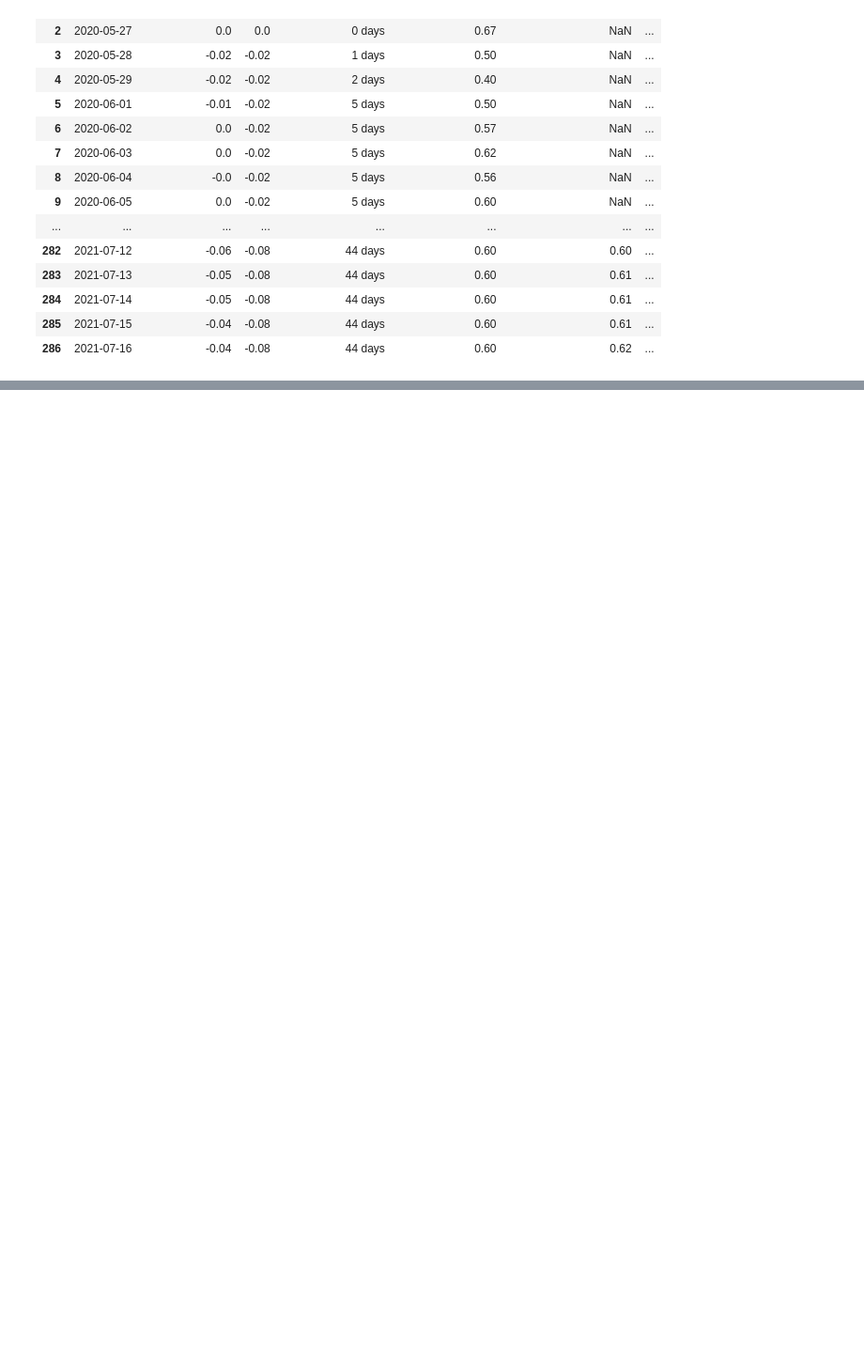
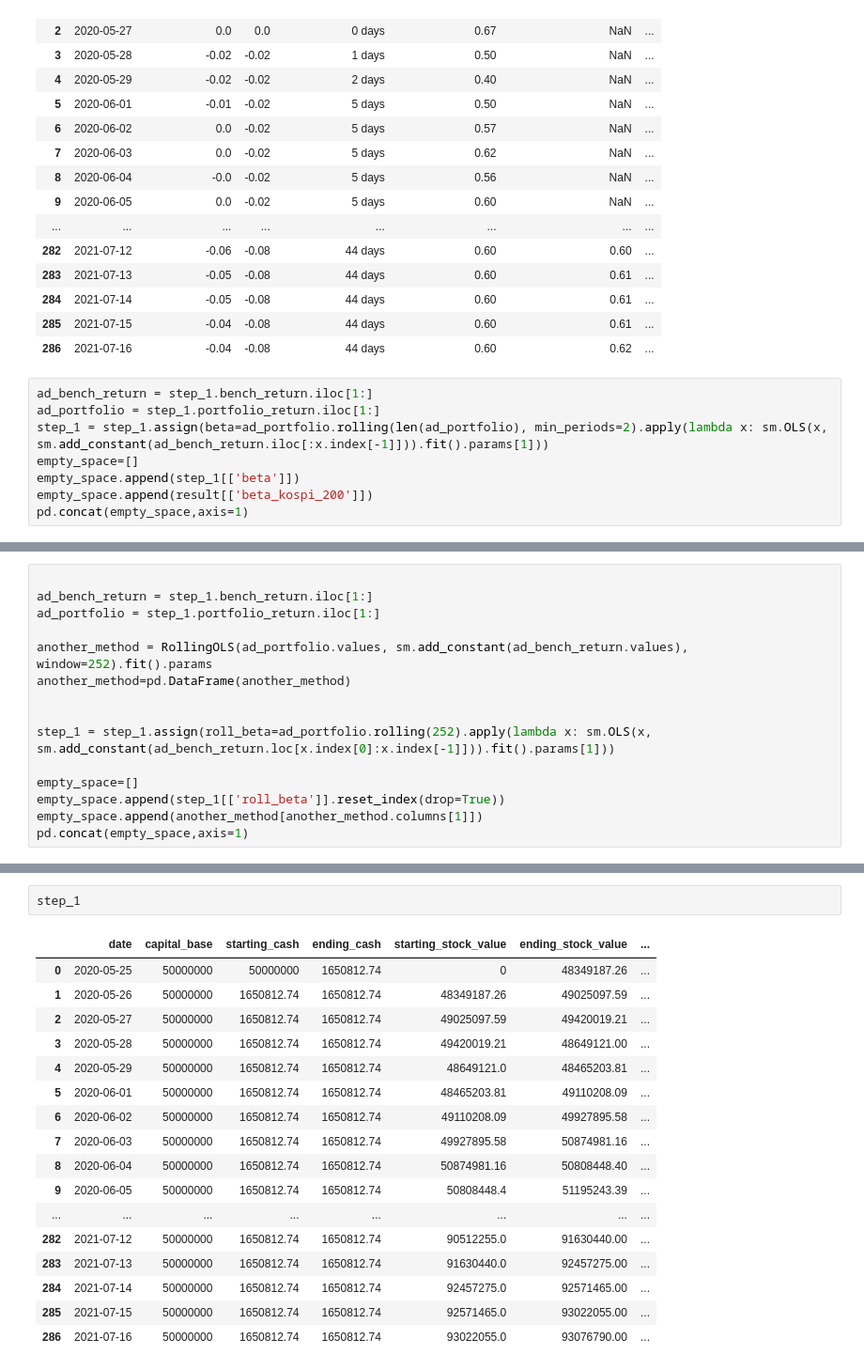
Before and after one commit to ajcltm/BackTesting, a Jupyter notebook: quality_value(7.18).ipynb, the cells around one changed output, grey strips where cells are left out. Shown at 94% size. Drawn from its saved outputs; the diff is of its cells as text; blank space fills up the shorter version.

```diff
--- a/quality_value(7.18).ipynb
+++ b/quality_value(7.18).ipynb
@@ -738,3 +740,11 @@ step_1[['date', 'drawdown_ratio', 'MDD', 'underwater_period',
 | 284 | 2021-07-14 | -0.05 | -0.08 | 44 days | 0.60 | 0.61 | ... |
 | 285 | 2021-07-15 | -0.04 | -0.08 | 44 days | 0.60 | 0.61 | ... |
 | 286 | 2021-07-16 | -0.04 | -0.08 | 44 days | 0.60 | 0.62 | ... |
+# %%
+ad_bench_return = step_1.bench_return.iloc[1:]
+ad_portfolio = step_1.portfolio_return.iloc[1:]
+step_1 = step_1.assign(beta=ad_portfolio.rolling(len(ad_portfolio), min_periods=2).apply(lambda x: sm.OLS(x, sm.add_constant(ad_bench_return.iloc[:x.index[-1]])).fit().params[1]))
+empty_space=[]
+empty_space.append(step_1[['beta']])
+empty_space.append(result[['beta_kospi_200']])
+pd.concat(empty_space,axis=1)
@@ -740,0 +769,15 @@ step_1[['date', 'drawdown_ratio', 'MDD', 'underwater_period',
+# %%
+
+ad_bench_return = step_1.bench_return.iloc[1:]
+ad_portfolio = step_1.portfolio_return.iloc[1:]
+
+another_method = RollingOLS(ad_portfolio.values, sm.add_constant(ad_bench_return.values), window=252).fit().params
+another_method=pd.DataFrame(another_method)
+
+
+step_1 = step_1.assign(roll_beta=ad_portfolio.rolling(252).apply(lambda x: sm.OLS(x, sm.add_constant(ad_bench_return.loc[x.index[0]:x.index[-1]])).fit().params[1]))
+
+empty_space=[]
+empty_space.append(step_1[['roll_beta']].reset_index(drop=True))
+empty_space.append(another_method[another_method.columns[1]])
+pd.concat(empty_space,axis=1)
@@ -740,0 +822,20 @@ step_1[['date', 'drawdown_ratio', 'MDD', 'underwater_period',
+# %%
+step_1
+# %% [output]
+|  | date | capital_base | starting_cash | ending_cash | starting_stock_value | ending_stock_value | ... |
+| 0 | 2020-05-25 | 50000000 | 50000000 | 1650812.74 | 0 | 48349187.26 | ... |
+| 1 | 2020-05-26 | 50000000 | 1650812.74 | 1650812.74 | 48349187.26 | 49025097.59 | ... |
+| 2 | 2020-05-27 | 50000000 | 1650812.74 | 1650812.74 | 49025097.59 | 49420019.21 | ... |
+| 3 | 2020-05-28 | 50000000 | 1650812.74 | 1650812.74 | 49420019.21 | 48649121.00 | ... |
+| 4 | 2020-05-29 | 50000000 | 1650812.74 | 1650812.74 | 48649121.0 | 48465203.81 | ... |
+| 5 | 2020-06-01 | 50000000 | 1650812.74 | 1650812.74 | 48465203.81 | 49110208.09 | ... |
+| 6 | 2020-06-02 | 50000000 | 1650812.74 | 1650812.74 | 49110208.09 | 49927895.58 | ... |
+| 7 | 2020-06-03 | 50000000 | 1650812.74 | 1650812.74 | 49927895.58 | 50874981.16 | ... |
+| 8 | 2020-06-04 | 50000000 | 1650812.74 | 1650812.74 | 50874981.16 | 50808448.40 | ... |
+| 9 | 2020-06-05 | 50000000 | 1650812.74 | 1650812.74 | 50808448.4 | 51195243.39 | ... |
+| ... | ... | ... | ... | ... | ... | ... | ... |
+| 282 | 2021-07-12 | 50000000 | 1650812.74 | 1650812.74 | 90512255.0 | 91630440.00 | ... |
+| 283 | 2021-07-13 | 50000000 | 1650812.74 | 1650812.74 | 91630440.0 | 92457275.00 | ... |
+| 284 | 2021-07-14 | 50000000 | 1650812.74 | 1650812.74 | 92457275.0 | 92571465.00 | ... |
+| 285 | 2021-07-15 | 50000000 | 1650812.74 | 1650812.74 | 92571465.0 | 93022055.00 | ... |
+| 286 | 2021-07-16 | 50000000 | 1650812.74 | 1650812.74 | 93022055.0 | 93076790.00 | ... |
```
Also changed, not shown: parts of 7 cells of this notebook.
